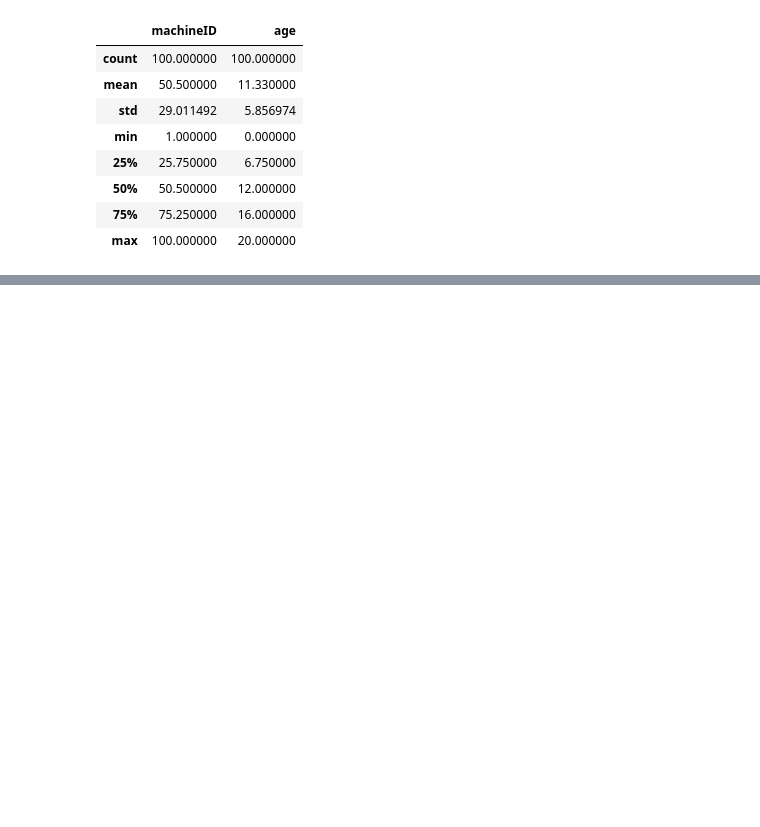
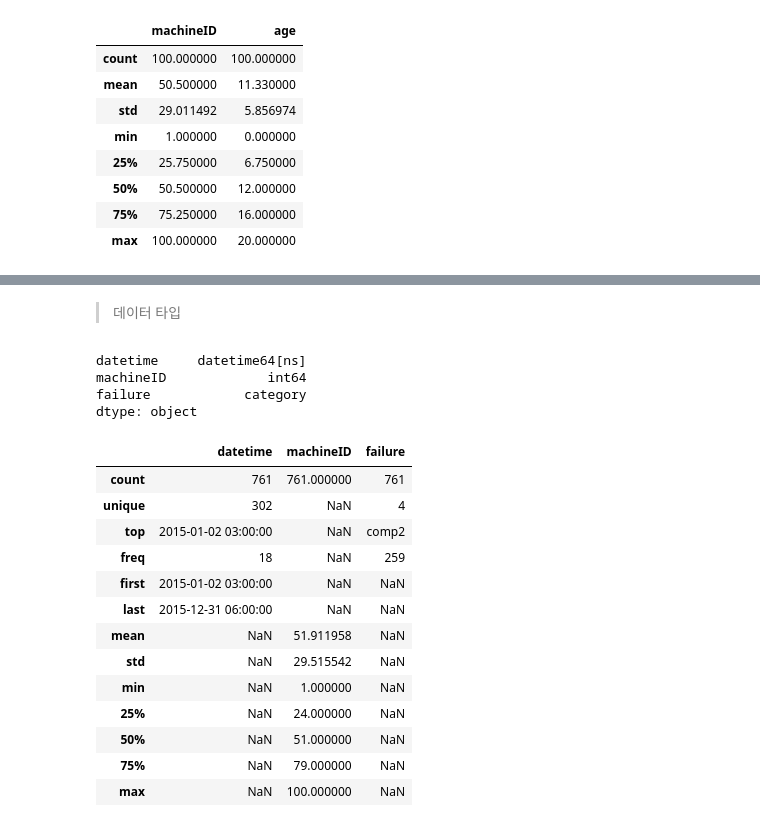
Before and after one commit to yunyun3599/MLStudy, a Jupyter notebook: Data_Anaylsis_And_Machine_Learning/09_predictive_maintenance/predictive_maintenance.ipynb, the cells around one changed output, grey strips where cells are left out. Drawn from its saved outputs; the diff is of its cells as text; code cells hidden in the pictures; blank space fills up the shorter version.

```diff
--- a/Data_Anaylsis_And_Machine_Learning/09_predictive_maintenance/predictive_maintenance.ipynb
+++ b/Data_Anaylsis_And_Machine_Learning/09_predictive_maintenance/predictive_maintenance.ipynb
@@ -352,0 +433,28 @@ machines.describe()
+# %% [markdown]
+> 데이터 타입
+# %%
+failures["datetime"] = pd.to_datetime(failures["datetime"], format="%Y-%m-%d %H:%M:%S")
+failures["failure"] = failures["failure"].astype("category")
+failures.dtypes
+# %% [output]
+datetime     datetime64[ns]
+machineID             int64
+failure            category
+dtype: object
+# %%
+failures.describe(include="all")
+# %% [output]
+|  | datetime | machineID | failure |
+| count | 761 | 761.000000 | 761 |
+| unique | 302 | NaN | 4 |
+| top | 2015-01-02 03:00:00 | NaN | comp2 |
+| freq | 18 | NaN | 259 |
+| first | 2015-01-02 03:00:00 | NaN | NaN |
+| last | 2015-12-31 06:00:00 | NaN | NaN |
+| mean | NaN | 51.911958 | NaN |
+| std | NaN | 29.515542 | NaN |
+| min | NaN | 1.000000 | NaN |
+| 25% | NaN | 24.000000 | NaN |
+| 50% | NaN | 51.000000 | NaN |
+| 75% | NaN | 79.000000 | NaN |
+| max | NaN | 100.000000 | NaN |
```
Also changed, not shown: parts of 10 cells of this notebook.
